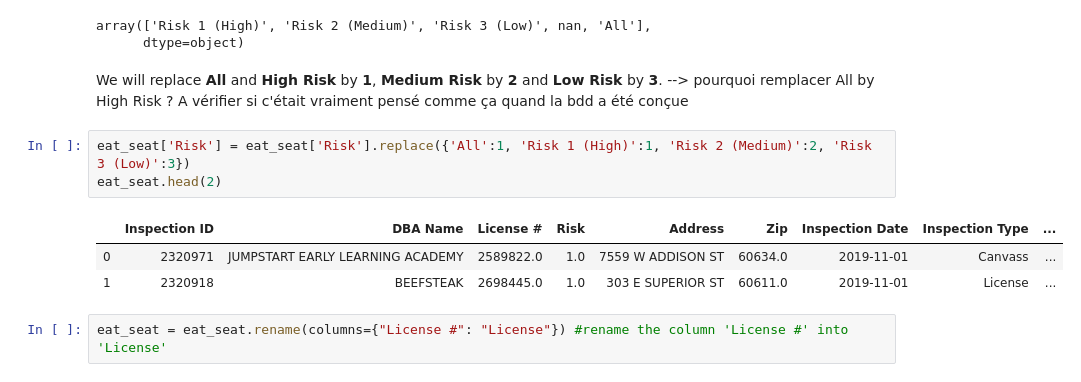
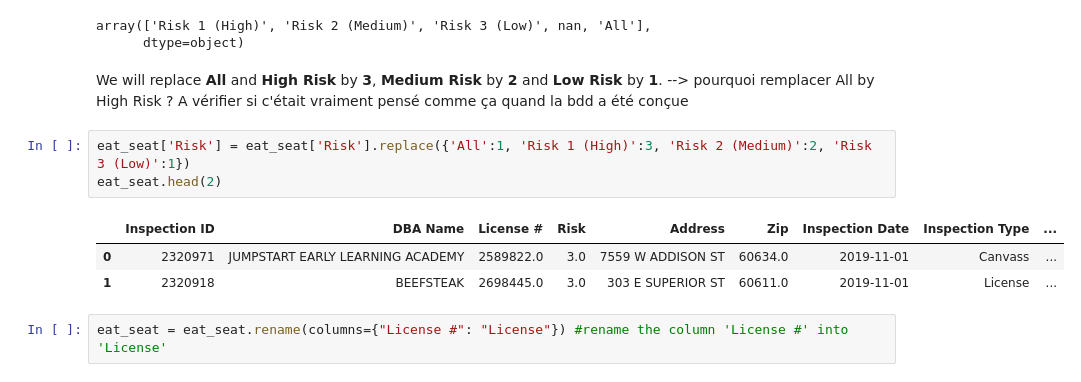
Before and after one commit to clairebilat/ada-2019-project-lost-and-found, a Jupyter notebook: couleurs_d_automne.ipynb, the cells around one changed output. Drawn from its saved outputs; the diff is of its cells as text.

```diff
--- a/couleurs_d_automne.ipynb
+++ b/couleurs_d_automne.ipynb
@@ -253,15 +254,15 @@ eat_seat.Risk.unique()
 array(['Risk 1 (High)', 'Risk 2 (Medium)', 'Risk 3 (Low)', nan, 'All'],
       dtype=object)
 # %% [markdown]
-We will replace **All** and **High Risk** by **1**, **Medium Risk** by **2** and **Low Risk** by **3**.
+We will replace **All** and **High Risk** by **3**, **Medium Risk** by **2** and **Low Risk** by **1**.
 --> pourquoi remplacer All by High Risk ? A vérifier si c'était vraiment pensé comme ça quand la bdd a été conçue
 # %%
-eat_seat['Risk'] = eat_seat['Risk'].replace({'All':1, 'Risk 1 (High)':1, 'Risk 2 (Medium)':2, 'Risk 3 (Low)':3})
+eat_seat['Risk'] = eat_seat['Risk'].replace({'All':1, 'Risk 1 (High)':3, 'Risk 2 (Medium)':2, 'Risk 3 (Low)':1})
 eat_seat.head(2)
 # %% [output]
 |  | Inspection ID | DBA Name | License # | Risk | Address | Zip | Inspection Date | Inspection Type | ... |
-| 0 | 2320971 | JUMPSTART EARLY LEARNING ACADEMY | 2589822.0 | 1.0 | 7559 W ADDISON ST | 60634.0 | 2019-11-01 | Canvass | ... |
-| 1 | 2320918 | BEEFSTEAK | 2698445.0 | 1.0 | 303 E SUPERIOR ST | 60611.0 | 2019-11-01 | License | ... |
+| 0 | 2320971 | JUMPSTART EARLY LEARNING ACADEMY | 2589822.0 | 3.0 | 7559 W ADDISON ST | 60634.0 | 2019-11-01 | Canvass | ... |
+| 1 | 2320918 | BEEFSTEAK | 2698445.0 | 3.0 | 303 E SUPERIOR ST | 60611.0 | 2019-11-01 | License | ... |
 # %%
 eat_seat = eat_seat.rename(columns={"License #": "License"}) #rename the column 'License #' into 'License'
 # %%
```
Also changed, not shown: parts of 47 cells of this notebook.
